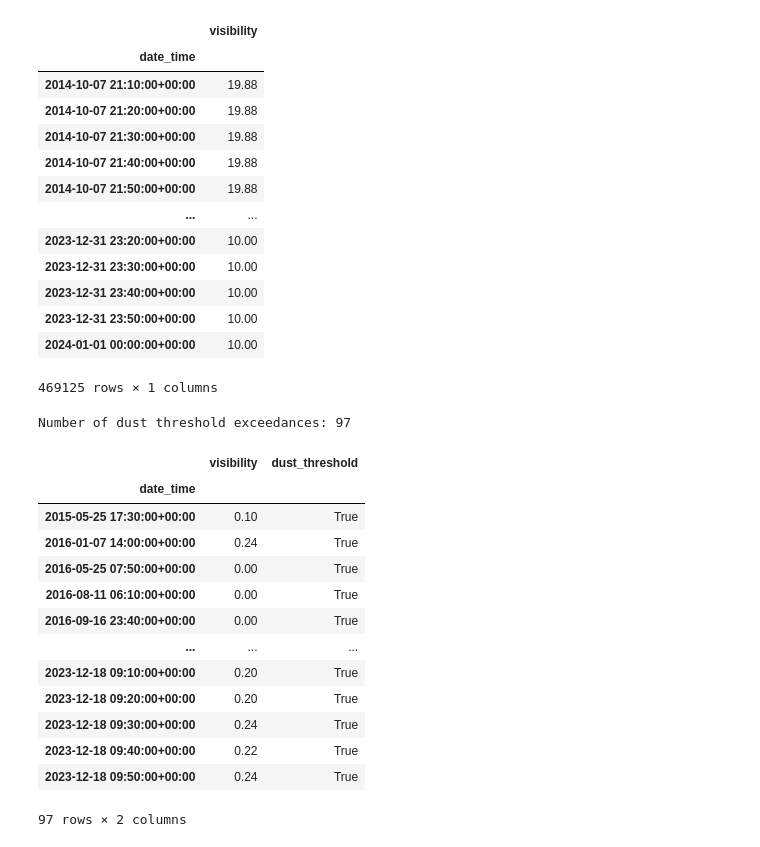
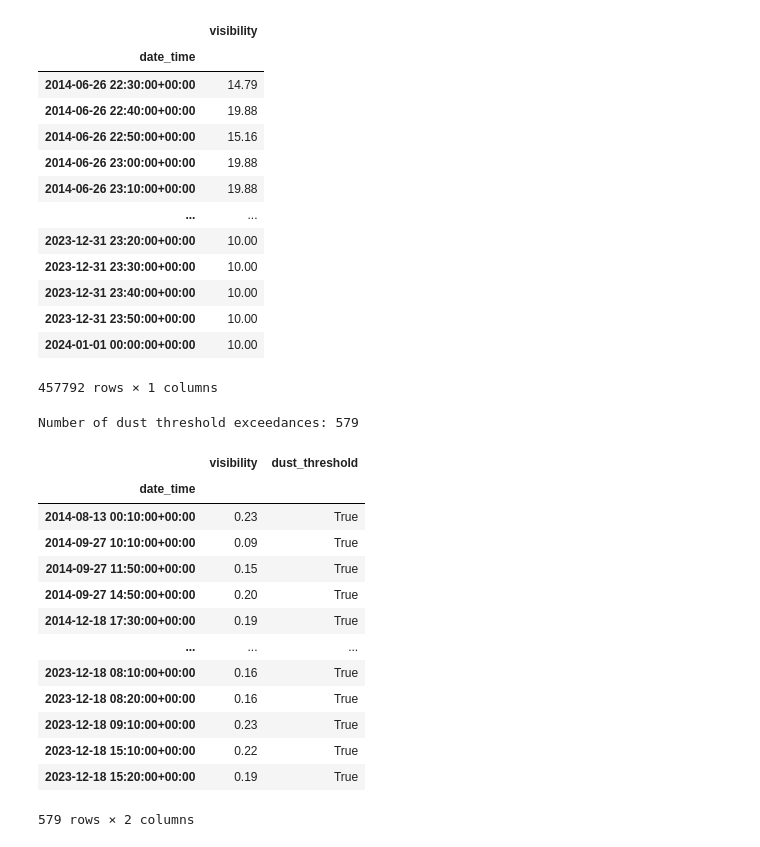
Before and after one commit to Bingham-Research-Center/gsl-dust, a Jupyter notebook: visibility.ipynb, the cells around one changed output. Saved outputs shown, nothing was run; the diff lists cells and outputs as text; code cells hidden in the pictures.

```diff
--- a/visibility.ipynb
+++ b/visibility.ipynb
@@ -178,51 +178,54 @@ start_date = datetime.datetime(2004,1,1,0,0,0)
 end_date = datetime.datetime(2024,1,1,0,0,0)
 
 # Get site stids for the three sites with MesoWest/Synoptic data
-stids_aq = {'Bountiful': 'QBV', 'Hawthorne': 'QHW', 'Weber': 'QHV'}
+stids_aq = {'Bountiful': 'QBV', 'Hawthorne': 'QHW', 'Weber': 'QHV', "Herriman": "QH3", "KSLC": "KSLC",}
 
 # Now list the closest stid to each location that has visibility data
-stids_vis = {'Bountiful': 'UTLGP', 'Hawthorne': 'UT20', 'Weber': 'UTFRW'}
+stids_vis = {'Bountiful': 'UTLGP', 'Hawthorne': 'UT20', 'Weber': 'UTFRW', "Herriman": "UTJUN", "Magna": "KSLC",}
 
 vrbls = ["visibility",]
 
 stid_dict = {}
 
 for loc, stid in stids_vis.items():
     data_fpath = f"./data/{stid}.csv"
 
     if os.path.exists(data_fpath):
         _df = pd.read_csv(data_fpath)
         _df.set_index('date_time',inplace=True)
     else:
         _df = get_stid_timeseries(stid, start_date, end_date, vrbls)
         _df.to_csv(data_fpath)
     stid_dict[loc] = _df
 
 # for sake of debugging
-site = "Hawthorne"
+# site = "Hawthorne"
+
 # site = "Bountiful"
 # site = "Weber"
+# site = "Magna"
+site = "Herriman"
 
 stid = stids_vis[site]
 stid_df = stid_dict[site].copy(deep=True)
 
 
 stid_df
 # %% [output]
 |  | visibility |
 | date_time |  |
-| 2014-10-07 21:10:00+00:00 | 19.88 |
-| 2014-10-07 21:20:00+00:00 | 19.88 |
-| 2014-10-07 21:30:00+00:00 | 19.88 |
-| 2014-10-07 21:40:00+00:00 | 19.88 |
-| 2014-10-07 21:50:00+00:00 | 19.88 |
+| 2014-06-26 22:30:00+00:00 | 14.79 |
+| 2014-06-26 22:40:00+00:00 | 19.88 |
+| 2014-06-26 22:50:00+00:00 | 15.16 |
+| 2014-06-26 23:00:00+00:00 | 19.88 |
+| 2014-06-26 23:10:00+00:00 | 19.88 |
 | ... | ... |
 | 2023-12-31 23:20:00+00:00 | 10.00 |
 | 2023-12-31 23:30:00+00:00 | 10.00 |
 | 2023-12-31 23:40:00+00:00 | 10.00 |
 | 2023-12-31 23:50:00+00:00 | 10.00 |
 | 2024-01-01 00:00:00+00:00 | 10.00 |
-469125 rows × 1 columns
+457792 rows × 1 columns
 # %%
 # Now let's detect a "dust event" using the NWS definition of visibility < 0.25 miles (402m) for 3 hours
 # We can do this by creating a new column that is True if visibility < 402m
@@ -241,21 +244,21 @@ print(f"Number of dust threshold exceedances: {stid_df['dust_threshold'].sum()}"
 
 stid_df[stid_df["dust_threshold"] == True]
 # %% [output]
-Number of dust threshold exceedances: 97
+Number of dust threshold exceedances: 579
 |  | visibility | dust_threshold |
 | date_time |  |  |
-| 2015-05-25 17:30:00+00:00 | 0.10 | True |
-| 2016-01-07 14:00:00+00:00 | 0.24 | True |
-| 2016-05-25 07:50:00+00:00 | 0.00 | True |
-| 2016-08-11 06:10:00+00:00 | 0.00 | True |
-| 2016-09-16 23:40:00+00:00 | 0.00 | True |
+| 2014-08-13 00:10:00+00:00 | 0.23 | True |
+| 2014-09-27 10:10:00+00:00 | 0.09 | True |
+| 2014-09-27 11:50:00+00:00 | 0.15 | True |
+| 2014-09-27 14:50:00+00:00 | 0.20 | True |
+| 2014-12-18 17:30:00+00:00 | 0.19 | True |
 | ... | ... | ... |
-| 2023-12-18 09:10:00+00:00 | 0.20 | True |
-| 2023-12-18 09:20:00+00:00 | 0.20 | True |
-| 2023-12-18 09:30:00+00:00 | 0.24 | True |
-| 2023-12-18 09:40:00+00:00 | 0.22 | True |
-| 2023-12-18 09:50:00+00:00 | 0.24 | True |
+| 2023-12-18 08:10:00+00:00 | 0.16 | True |
+| 2023-12-18 08:20:00+00:00 | 0.16 | True |
+| 2023-12-18 09:10:00+00:00 | 0.23 | True |
+| 2023-12-18 15:10:00+00:00 | 0.22 | True |
+| 2023-12-18 15:20:00+00:00 | 0.19 | True |
-97 rows × 2 columns
+579 rows × 2 columns
 # %%
 cluster_df = stid_df.copy(deep=True)
 
```
Also changed, not shown: parts of 9 cells of this notebook, 2 other files.
